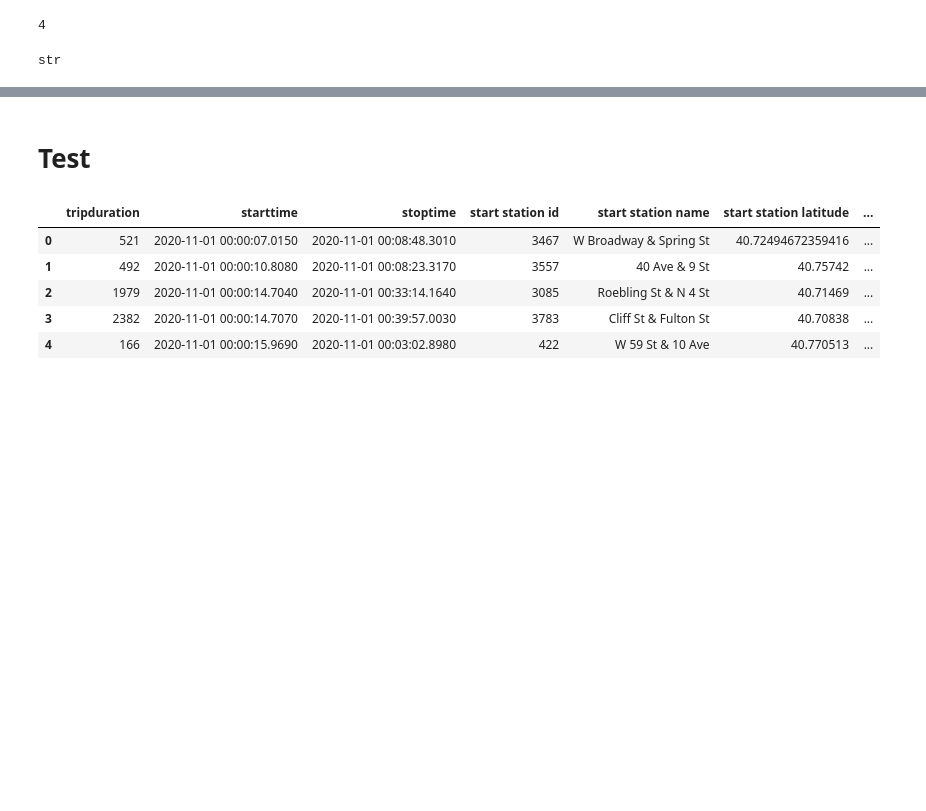
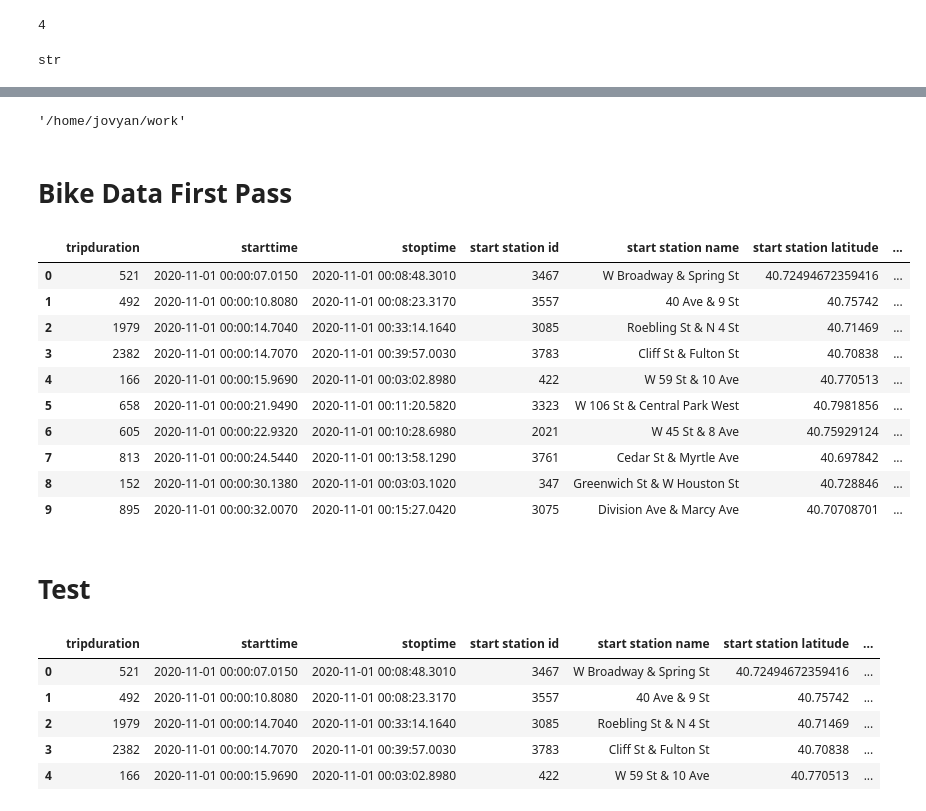
Before and after one commit to jcanque777/covid_citibike, a Jupyter notebook: citibike_data.ipynb, the cells around one changed output, grey strips where cells are left out. Cells and saved outputs as stored; diff of their text form; code cells hidden in the pictures; blank space fills up the shorter version.

```diff
--- a/citibike_data.ipynb
+++ b/citibike_data.ipynb
@@ -391,0 +437,20 @@ test_df
+# %%
+pwd
+# %% [output]
+'/home/jovyan/work'
+# %% [markdown]
+# Bike Data First Pass
+# %%
+df.limit(10).toPandas()
+# %% [output]
+|  | tripduration | starttime | stoptime | start station id | start station name | start station latitude | ... |
+| 0 | 521 | 2020-11-01 00:00:07.0150 | 2020-11-01 00:08:48.3010 | 3467 | W Broadway & Spring St | 40.72494672359416 | ... |
+| 1 | 492 | 2020-11-01 00:00:10.8080 | 2020-11-01 00:08:23.3170 | 3557 | 40 Ave & 9 St | 40.75742 | ... |
+| 2 | 1979 | 2020-11-01 00:00:14.7040 | 2020-11-01 00:33:14.1640 | 3085 | Roebling St & N 4 St | 40.71469 | ... |
+| 3 | 2382 | 2020-11-01 00:00:14.7070 | 2020-11-01 00:39:57.0030 | 3783 | Cliff St & Fulton St | 40.70838 | ... |
+| 4 | 166 | 2020-11-01 00:00:15.9690 | 2020-11-01 00:03:02.8980 | 422 | W 59 St & 10 Ave | 40.770513 | ... |
+| 5 | 658 | 2020-11-01 00:00:21.9490 | 2020-11-01 00:11:20.5820 | 3323 | W 106 St & Central Park West | 40.7981856 | ... |
+| 6 | 605 | 2020-11-01 00:00:22.9320 | 2020-11-01 00:10:28.6980 | 2021 | W 45 St & 8 Ave | 40.75929124 | ... |
+| 7 | 813 | 2020-11-01 00:00:24.5440 | 2020-11-01 00:13:58.1290 | 3761 | Cedar St & Myrtle Ave | 40.697842 | ... |
+| 8 | 152 | 2020-11-01 00:00:30.1380 | 2020-11-01 00:03:03.1020 | 347 | Greenwich St & W Houston St | 40.728846 | ... |
+| 9 | 895 | 2020-11-01 00:00:32.0070 | 2020-11-01 00:15:27.0420 | 3075 | Division Ave & Marcy Ave | 40.70708701 | ... |
```
Also changed, not shown: parts of 55 cells of this notebook.
